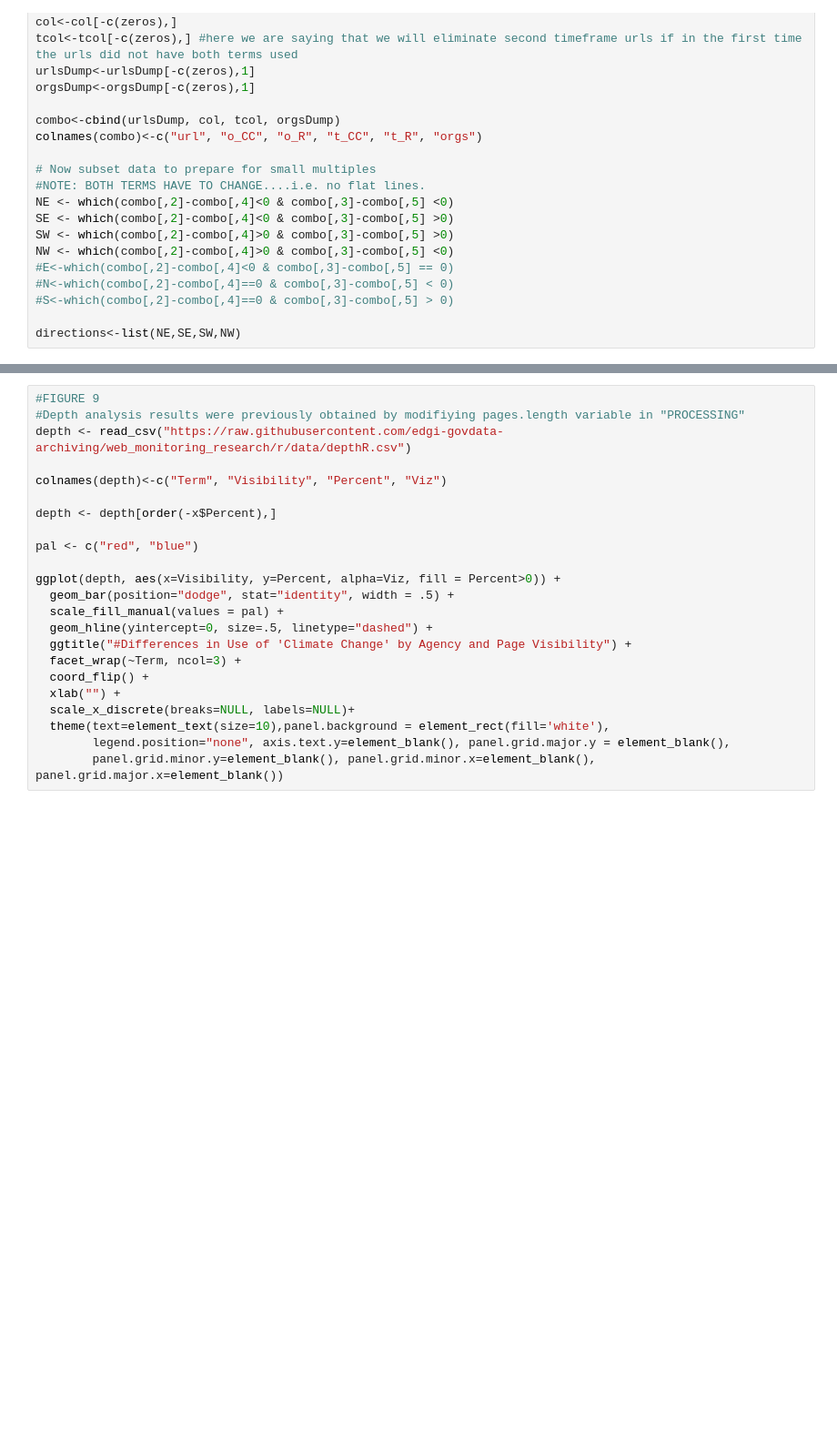
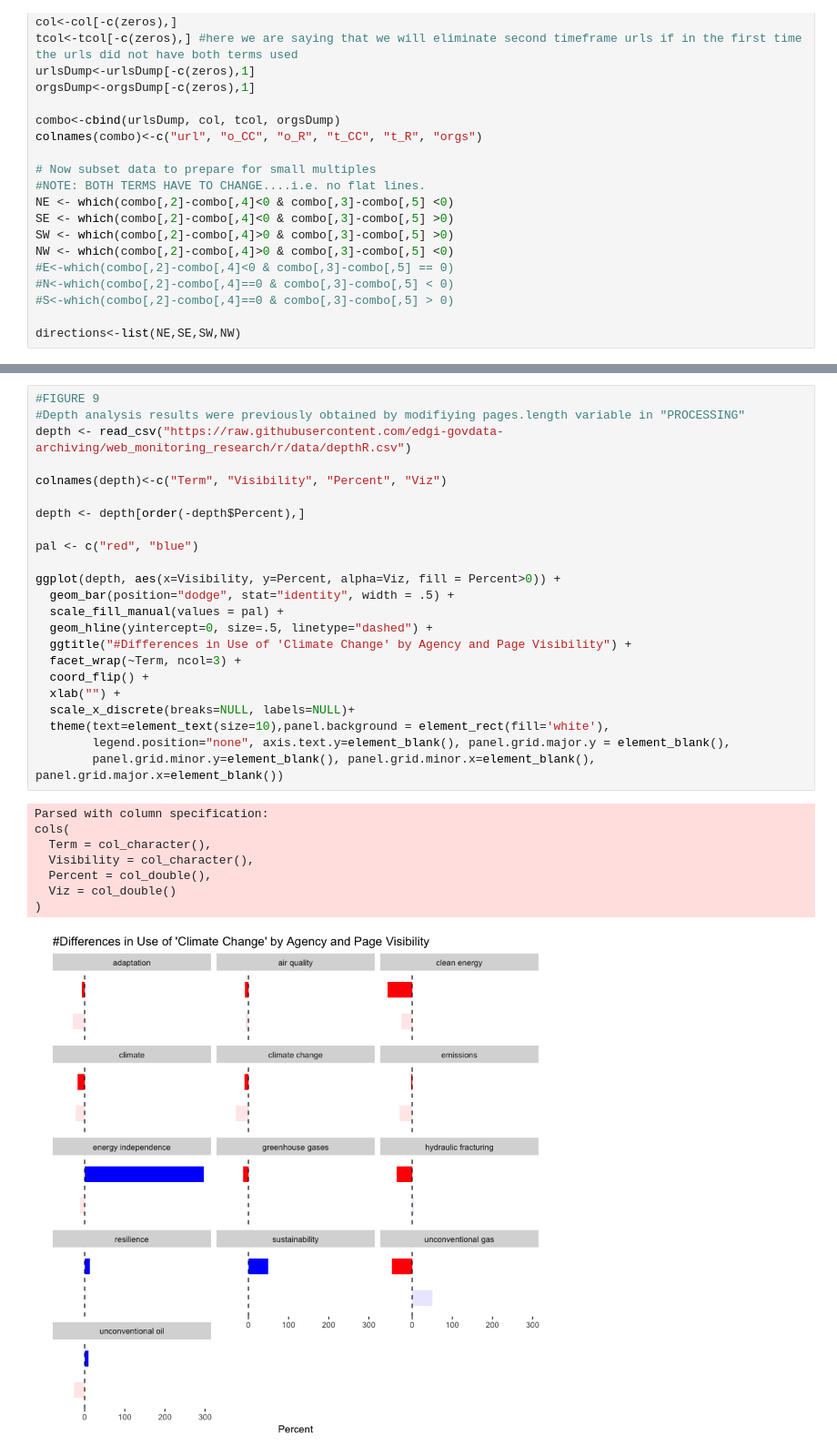
Before and after one commit to edgi-govdata-archiving/web_monitoring_research, a Jupyter notebook: term_analysis.ipynb, the cells around one changed output, grey strips where cells are left out. Shown at 91% size. Cells and saved outputs as stored; diff of their text form; blank space fills up the shorter version.

```diff
--- a/term_analysis.ipynb
+++ b/term_analysis.ipynb
@@ -298,26 +375,35 @@ p
 # %%
 #FIGURE 9
 #Depth analysis results were previously obtained by modifiying pages.length variable in "PROCESSING"
 depth <- read_csv("https://raw.githubusercontent.com/edgi-govdata-archiving/web_monitoring_research/r/data/depthR.csv")
 
 colnames(depth)<-c("Term", "Visibility", "Percent", "Viz")
 
-depth <- depth[order(-x$Percent),]
+depth <- depth[order(-depth$Percent),]
 
 pal <- c("red", "blue")
 
 ggplot(depth, aes(x=Visibility, y=Percent, alpha=Viz, fill = Percent>0)) +
   geom_bar(position="dodge", stat="identity", width = .5) +
   scale_fill_manual(values = pal) +
   geom_hline(yintercept=0, size=.5, linetype="dashed") +
   ggtitle("#Differences in Use of 'Climate Change' by Agency and Page Visibility") +
   facet_wrap(~Term, ncol=3) +
   coord_flip() +
   xlab("") +
   scale_x_discrete(breaks=NULL, labels=NULL)+
   theme(text=element_text(size=10),panel.background = element_rect(fill='white'),
         legend.position="none", axis.text.y=element_blank(), panel.grid.major.y = element_blank(),
         panel.grid.minor.y=element_blank(), panel.grid.minor.x=element_blank(), panel.grid.major.x=element_blank())
+# %% [output]
+Parsed with column specification:
+cols(
+  Term = col_character(),
+  Visibility = col_character(),
+  Percent = col_double(),
+  Viz = col_double()
+)
+[figure, added]
 # %%
 #FIGURE 10
 #Depth analysis results were previously obtained by modifiying pages.length variable in "PROCESSING"
```
Also changed, not shown: parts of 11 cells of this notebook.
